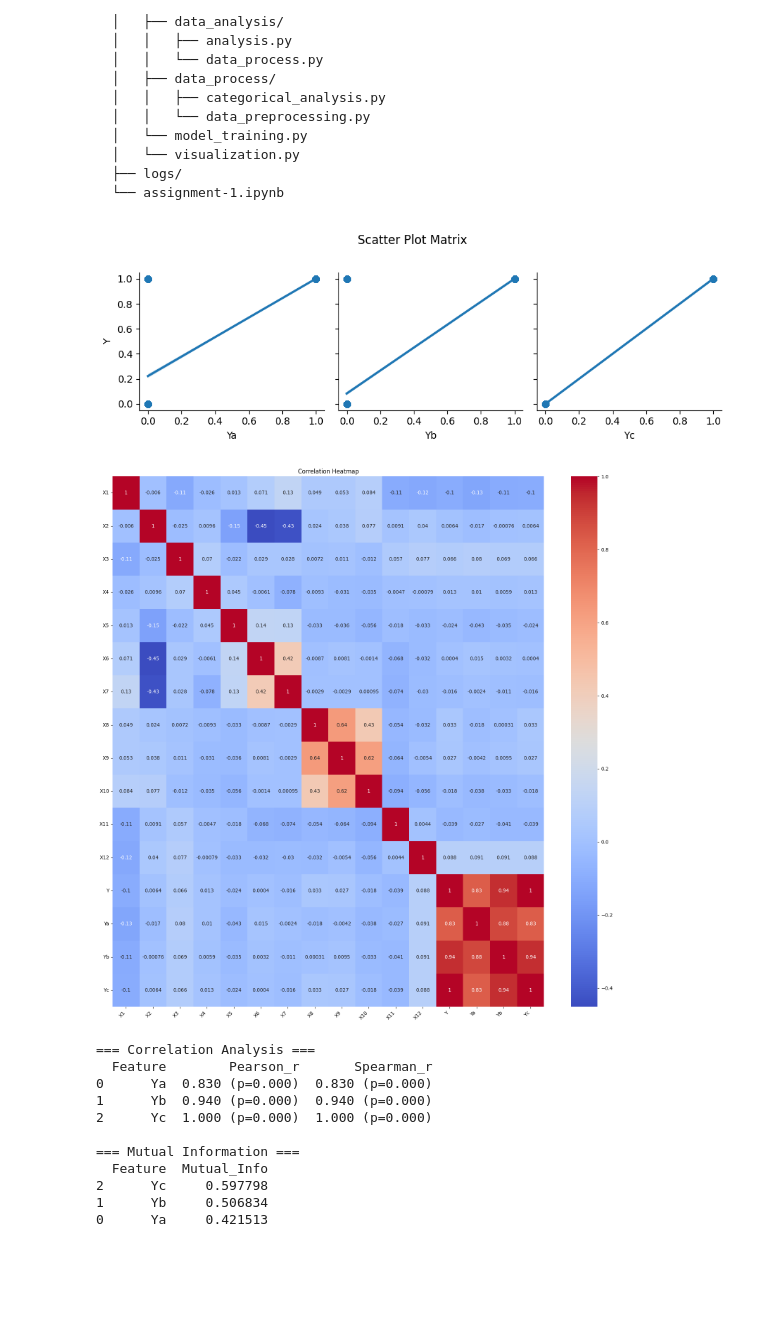
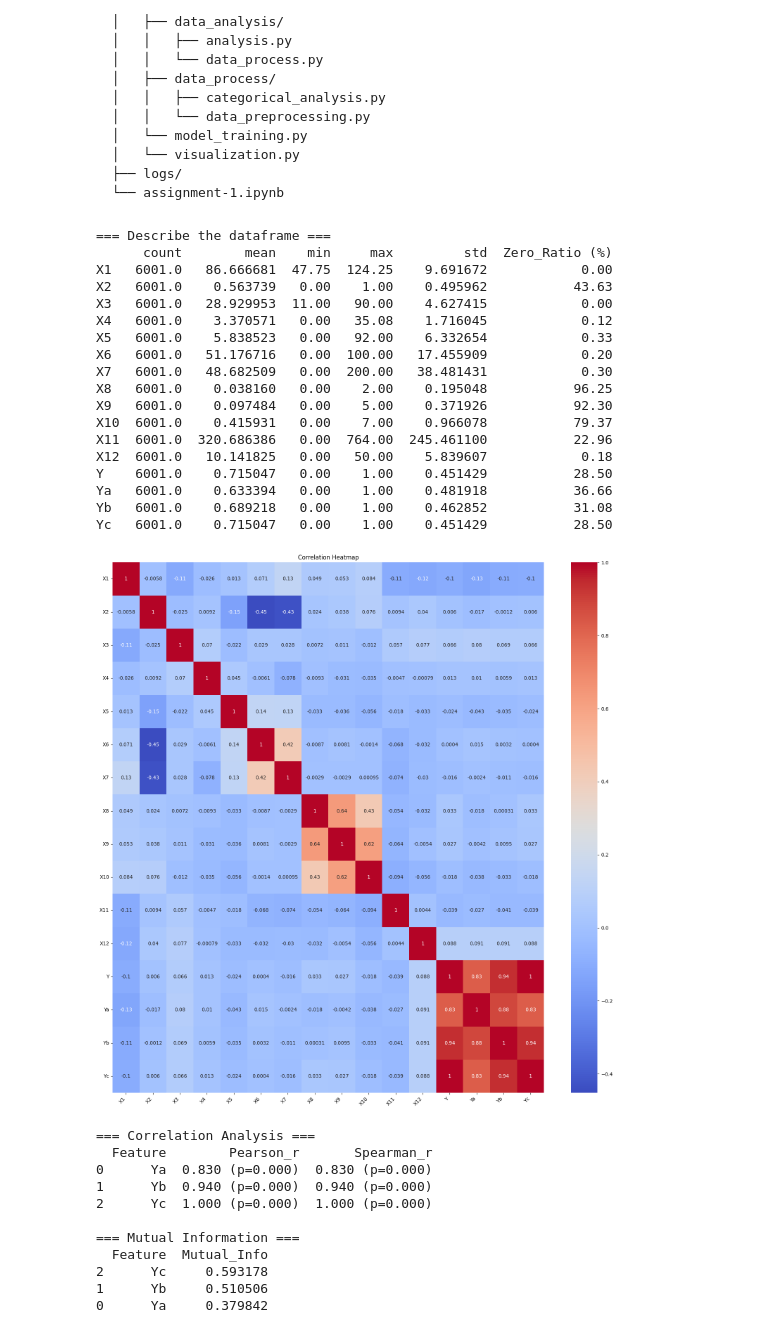
Before and after one commit to ruiiyang/2025, a Jupyter notebook: src/assignment-1.ipynb, the cells around one changed output. Cells and saved outputs as stored; diff of their text form; code cells hidden in the pictures; blank space fills up the shorter version.

Commit message:
1. 相似词 拼写矫正 for X2 2. 0的概率描述 function 3. explain why no adding the epilson 4. 报错原因是因为scatter plot作图里面的kind=‘reg' 。直接删掉了scatter plot就没有报错了。 5. 如果用kind=‘scatter'就不会产生报错
Pending： 下面模型训练的报错还没有解决。

````diff
--- a/src/assignment-1.ipynb
+++ b/src/assignment-1.ipynb
@@ -16,34 +16,59 @@ There are two categories of actions: analysis and model processing ( separately
 └── assignment-1.ipynb
 ```
 # %%
-# %load_ext autoreload
-# %autoreload 2
+# This code is to make sure the .py file is up to dates and synced to notebooks when using
+
 
 from data_analysis.analysis import analyze_relationships
-from data_analysis.data_process import load_data,clean_data
+from data_analysis.data_process import load_data,describe_plus,clean_data
 import matplotlib.pyplot as plt
 
-#load data
+#load data and cleaning
 data = load_data("../data/P1data5117.csv")
-data, label_encoders = clean_data(data)
+data, label_encoders= clean_data(data)
+
+
+# .describe() does not apply to the type 'object' column, therefore it is checking only after the cleaning.
+# because X8 X9 X10 is not float type, it is object type
+# Show dataframe ( X2 is one category converted to numeric colum, zero_ratio does not apply. Same for YaYbYc and Y this zero_ratio do not apply to them)
+describe_df= describe_plus(data)
+print("=== Describe the dataframe ===")
+print(describe_df)
 
 # call analysis
 corr_df, mi_df = analyze_relationships(data)
 print("=== Correlation Analysis ===")
 print(corr_df)
 print("\n=== Mutual Information ===")
 print(mi_df.sort_values('Mutual_Info', ascending=False))
 # %% [output]
+=== Describe the dataframe ===
+      count        mean    min     max         std  Zero_Ratio (%)
+X1   6001.0   86.666681  47.75  124.25    9.691672            0.00
+X2   6001.0    0.563739   0.00    1.00    0.495962           43.63
+X3   6001.0   28.929953  11.00   90.00    4.627415            0.00
+X4   6001.0    3.370571   0.00   35.08    1.716045            0.12
+X5   6001.0    5.838523   0.00   92.00    6.332654            0.33
+X6   6001.0   51.176716   0.00  100.00   17.455909            0.20
+X7   6001.0   48.682509   0.00  200.00   38.481431            0.30
+X8   6001.0    0.038160   0.00    2.00    0.195048           96.25
+X9   6001.0    0.097484   0.00    5.00    0.371926           92.30
+X10  6001.0    0.415931   0.00    7.00    0.966078           79.37
+X11  6001.0  320.686386   0.00  764.00  245.461100           22.96
+X12  6001.0   10.141825   0.00   50.00    5.839607            0.18
+Y    6001.0    0.715047   0.00    1.00    0.451429           28.50
+Ya   6001.0    0.633394   0.00    1.00    0.481918           36.66
+Yb   6001.0    0.689218   0.00    1.00    0.462852           31.08
+Yc   6001.0    0.715047   0.00    1.00    0.451429           28.50
-[figure, old version]
+[figure, new version]
-[figure, removed]
-=== Correlation Analysis ===
-  Feature        Pearson_r       Spearman_r
-0      Ya  0.830 (p=0.000)  0.830 (p=0.000)
-1      Yb  0.940 (p=0.000)  0.940 (p=0.000)
-2      Yc  1.000 (p=0.000)  1.000 (p=0.000)
-
-=== Mutual Information ===
-  Feature  Mutual_Info
-2      Yc     0.597798
-1      Yb     0.506834
-0      Ya     0.421513
+=== Correlation Analysis ===
+  Feature        Pearson_r       Spearman_r
+0      Ya  0.830 (p=0.000)  0.830 (p=0.000)
+1      Yb  0.940 (p=0.000)  0.940 (p=0.000)
+2      Yc  1.000 (p=0.000)  1.000 (p=0.000)
+
+=== Mutual Information ===
+  Feature  Mutual_Info
+2      Yc     0.593178
+1      Yb     0.510506
+0      Ya     0.379842
````
Also changed, not shown: parts of 3 cells of this notebook, 3 other files.
